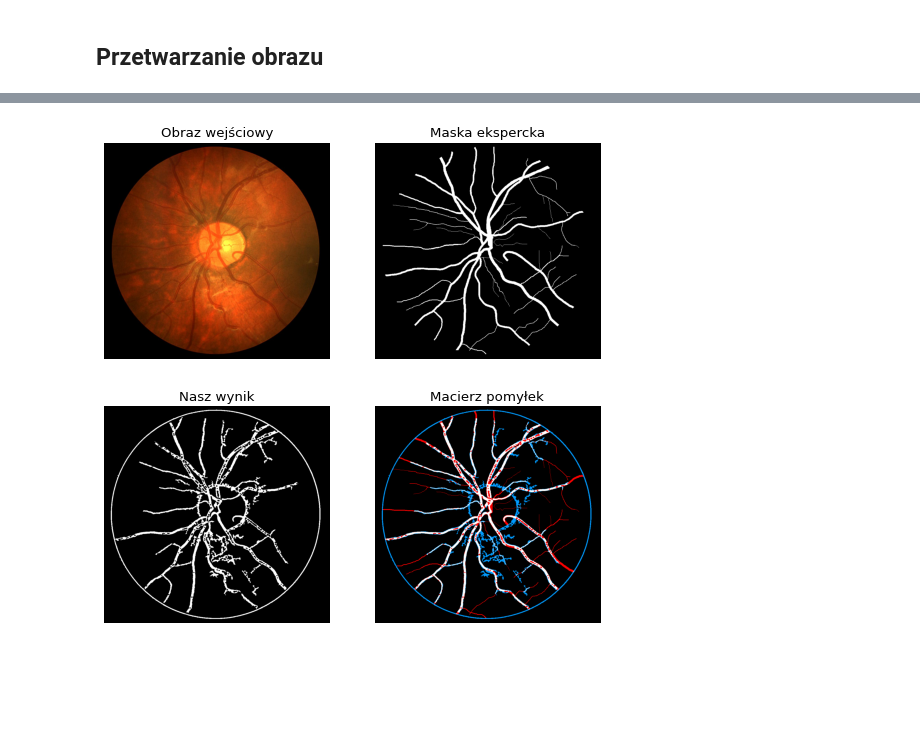
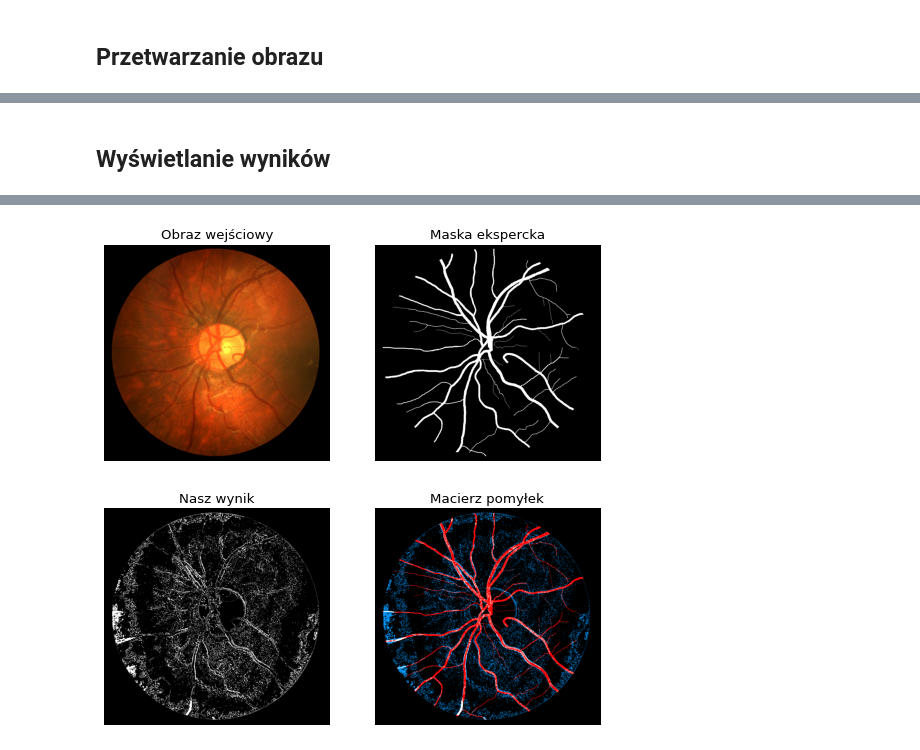
Before and after one commit to zuznnjus/Fundus-examination, a Jupyter notebook: fundus_examination.ipynb, the cells around one changed output, grey strips where cells are left out. Saved outputs shown, nothing was run; the diff lists cells and outputs as text; code cells hidden in the pictures; blank space fills up the shorter version.

Commit message:
Add classifier

```diff
--- a/fundus_examination.ipynb
+++ b/fundus_examination.ipynb
@@ -129,0 +210,2 @@ class ImageBuilder:
+# %% [markdown]
+## Wyświetlanie wyników
@@ -133,56 +240,61 @@ def main():
     images = ['Image_01L.jpg', 'Image_03R.jpg', 'Image_04L.jpg', 'Image_08R.jpg', 'Image_06L.jpg']
     results = ['Image_01L_1stHO.png', 'Image_03R_1stHO.png', 'Image_04L_1stHO.png', 'Image_08R_1stHO.png', 'Image_06L_1stHO.png']
 
+    classifier_images = ['Image_02L.jpg', 'Image_05R.jpg']
+    classifier_results = ['Image_02L_1stHO.png', 'Image_05R_1stHO.png']
+
+    image_index = 0
+    classifier_image_index = 0
+
+    '''przetwarzanie obrazu'''
+
     input_image = ImageBuilder()\
-                    .loadImage(directory_prefix + images[0])\
+                    .loadImage(directory_prefix + images[image_index])\
                     .build()
 
-    processed_image = ImageBuilder()\
-                        .loadImage(directory_prefix + images[0])\
-                        .denoise()\
-                        .increaseContrast()\
-                        .extractGreenChannel()\
-                        .applyClahe()\
-                        .applyOpening(5)\
-                        .applyClosing(5)\
-                        .adaptiveThreshold()\
-                        .denoiseByContours()\
-                        .applyClosing(5)\
-                        .build()
+#     processed_image = ImageBuilder()\
+#                         .loadImage(directory_prefix + images[image_index])\
+#                         .denoise()\
+#                         .increaseContrast()\
+#                         .extractGreenChannel()\
+#                         .applyClahe()\
+#                         .applyOpening(5)\
+#                         .applyClosing(5)\
+#                         .adaptiveThreshold()\
+#                         .denoiseByContours()\
+#                         .applyClosing(5)\
+#                         .build()
 
     result_image = ImageBuilder()\
-                        .loadImage(directory_prefix + results[0])\
+                        .loadImage(directory_prefix + results[image_index])\
                         .toGray()\
                         .build()
 
-    confusion_matrix_image = displayStatisticalAnalysis(processed_image, result_image)
-    displayImages(input_image, processed_image, result_image, confusion_matrix_image)
+#     confusion_matrix_image = displayStatisticalAnalysis(processed_image, result_image)
+#     displayImages(input_image, processed_image, result_image, confusion_matrix_image)
 
 
-def displayImages(inputImage, processedImage, result, confusion_matrix_image):
-    fig = plt.figure(figsize=(8, 8), dpi=80)
+    '''klasyfikator KNN'''
 
-    ax = fig.add_subplot(221)
-    ax.set_title('Obraz wejściowy')
-    ax.imshow(inputImage, cmap = 'gray')
-    ax.axis('off')
+    classifier_input_image = ImageBuilder()\
+                    .loadImage(directory_prefix + classifier_images[classifier_image_index])\
+                    .build()
 
-    ax = fig.add_subplot(222)
-    ax.set_title('Maska ekspercka')
-    ax.imshow(result, cmap = 'gray')
-    ax.axis('off')
+    classifier_processed_image = ImageBuilder()\
+                        .loadImage(directory_prefix + classifier_images[classifier_image_index])\
+                        .toGray()\
+                        .build()                   # tylko wstepnie przetworzony?
 
-    ax = fig.add_subplot(223)
-    ax.set_title('Nasz wynik')
-    ax.imshow(processedImage, cmap = 'gray')
-    ax.axis('off')
+    classifier_result_image = ImageBuilder()\
+                        .loadImage(directory_prefix + classifier_results[classifier_image_index])\
+                        .toGray()\
+                        .build()
 
-    ax = fig.add_subplot(224)
-    ax.set_title('Macierz pomyłek')
-    ax.imshow(confusion_matrix_image, cmap = 'gray')
-    ax.axis('off')
+    knn = createClassifier(classifier_processed_image, classifier_result_image)
+    knn_result_image = classifyImage(input_image, result_image, knn)
 
-    plt.savefig('output1.png')
+    knn_confusion_matrix_image = displayStatisticalAnalysis(knn_result_image, result_image)
+    displayImages(input_image, knn_result_image, result_image, knn_confusion_matrix_image)
 
 if __name__ == '__main__':
     main()
@@ -196 +308 @@ F-Measure:    0.5946796830562059
-[figure, old version]
+[figure, new version]
```
Also changed, not shown: parts of 5 cells of this notebook.
